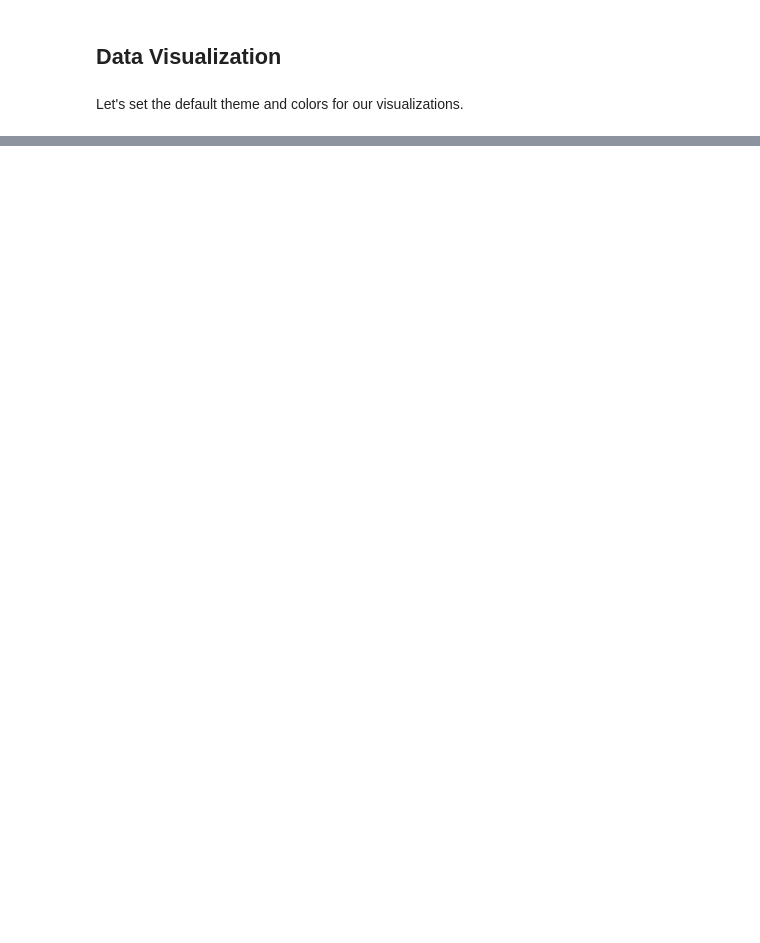
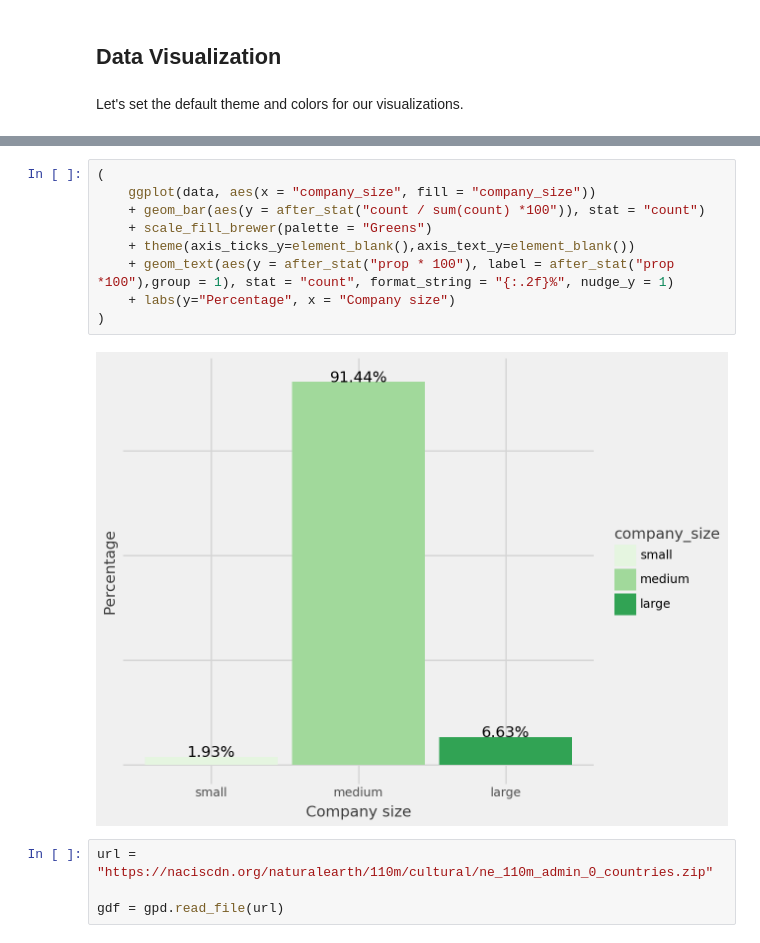
Before and after one commit to MarcoGennaro01/Data_Science_Jobs_-2020-2024-Data_Visualization, a Jupyter notebook: main.ipynb, the cells around one changed output, grey strips where cells are left out. Saved outputs shown, nothing was run; the diff lists cells and outputs as text; blank space fills up the shorter version.

```diff
--- a/main.ipynb
+++ b/main.ipynb
@@ -201,0 +212,15 @@ theme_set(theme_seaborn())
+# %%
+(
+    ggplot(data, aes(x = "company_size", fill = "company_size"))
+    + geom_bar(aes(y = after_stat("count / sum(count) *100")), stat = "count")
+    + scale_fill_brewer(palette = "Greens")
+    + theme(axis_ticks_y=element_blank(),axis_text_y=element_blank())
+    + geom_text(aes(y = after_stat("prop * 100"), label = after_stat("prop *100"),group = 1), stat = "count", format_string = "{:.2f}%", nudge_y = 1)
+    + labs(y="Percentage", x = "Company size")
+)
+# %% [output]
+[figure, added]
+# %%
+url = "https://naciscdn.org/naturalearth/110m/cultural/ne_110m_admin_0_countries.zip"
+
+gdf = gpd.read_file(url)
```
Also changed, not shown: parts of 8 cells of this notebook.
